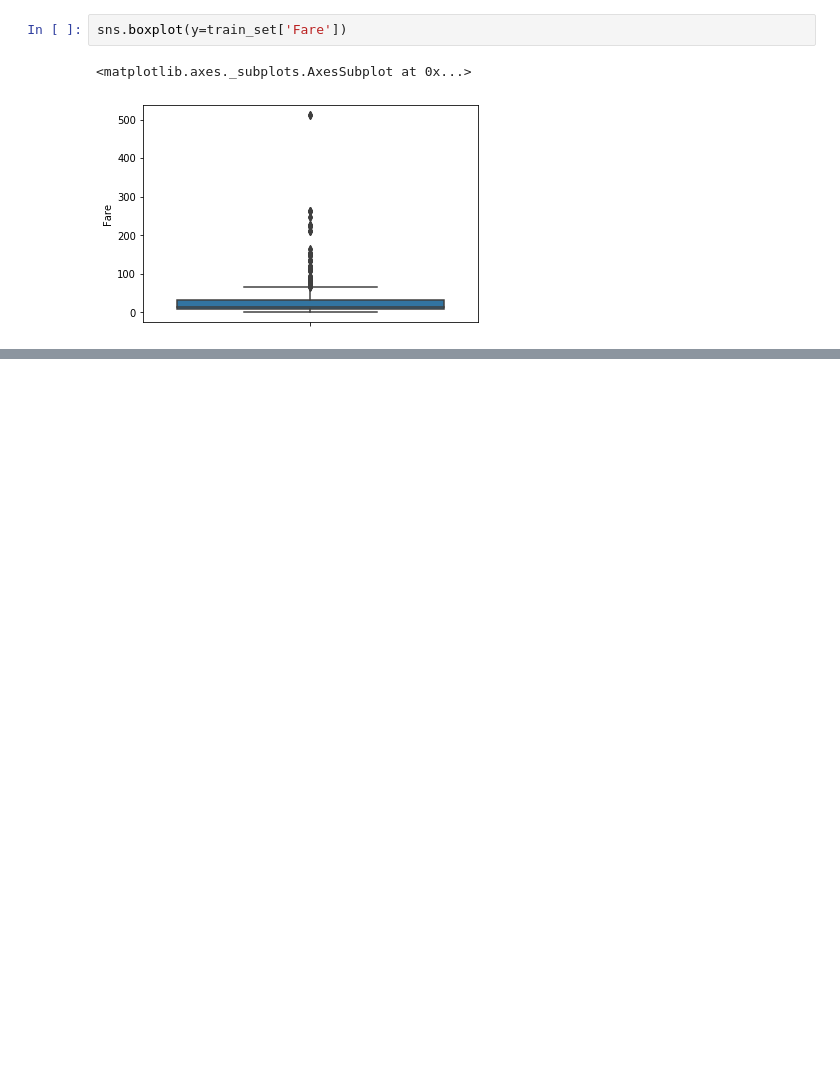
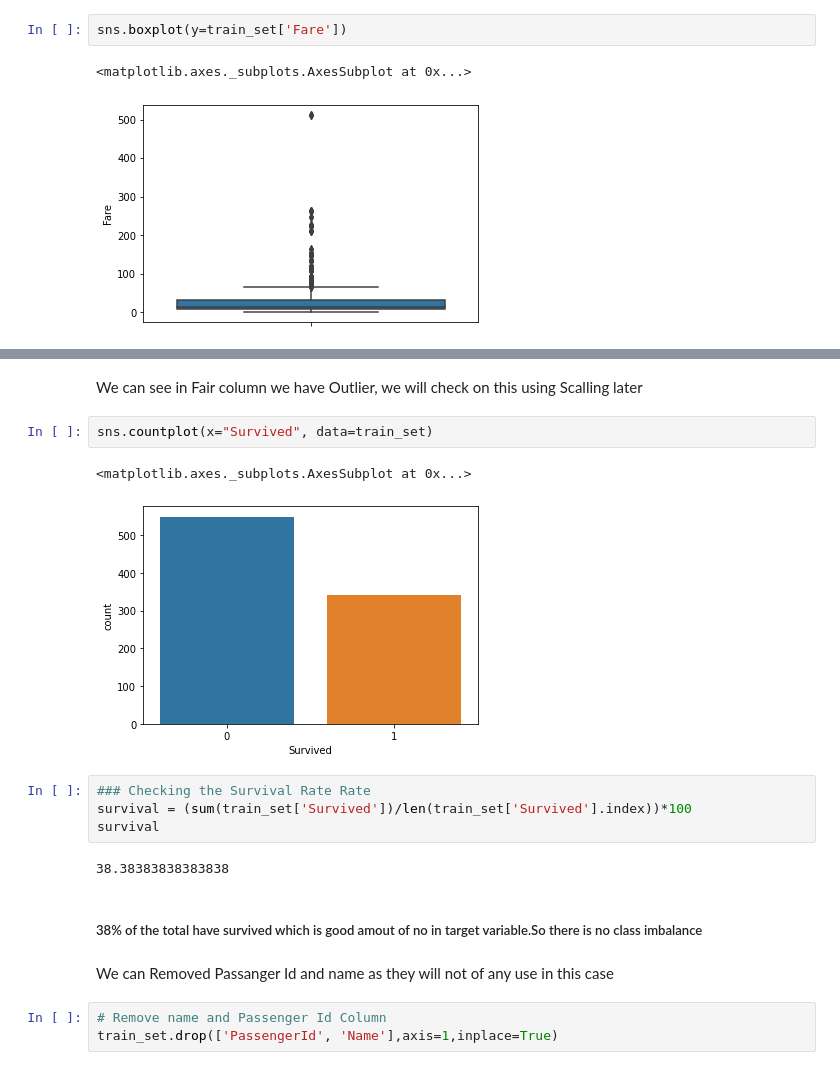
Before and after one commit to skpyahoo/TitanicDataSet_ML, a Jupyter notebook: Titanic_Model.ipynb, the cells around one changed output, grey strips where cells are left out. Saved outputs shown, nothing was run; the diff lists cells and outputs as text; blank space fills up the shorter version.

```diff
--- a/Titanic_Model.ipynb
+++ b/Titanic_Model.ipynb
@@ -620,0 +637,20 @@ sns.boxplot(y=train_set['Fare'])
+# %% [markdown]
+We can see in Fair column we have Outlier, we will check on this using Scalling later
+# %%
+sns.countplot(x="Survived", data=train_set)
+# %% [output]
+<matplotlib.axes._subplots.AxesSubplot at 0x...>
+[figure, added]
+# %%
+### Checking the Survival Rate Rate
+survival = (sum(train_set['Survived'])/len(train_set['Survived'].index))*100
+survival
+# %% [output]
+38.38383838383838
+# %% [markdown]
+##### 38% of the total have survived which  is good amout of no in target variable.So there is no class imbalance
+# %% [markdown]
+We can Removed Passanger Id and name as they will not of any use in this case
+# %%
+# Remove name and Passenger Id Column
+train_set.drop(['PassengerId', 'Name'],axis=1,inplace=True)
```
Also changed, not shown: parts of 21 cells of this notebook.
